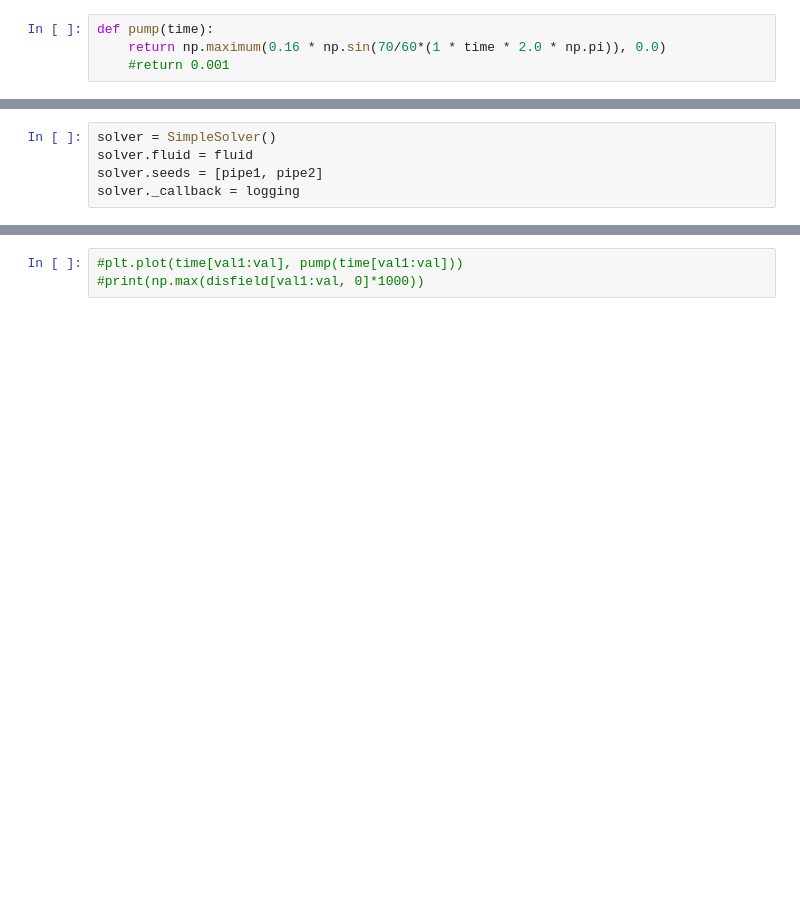
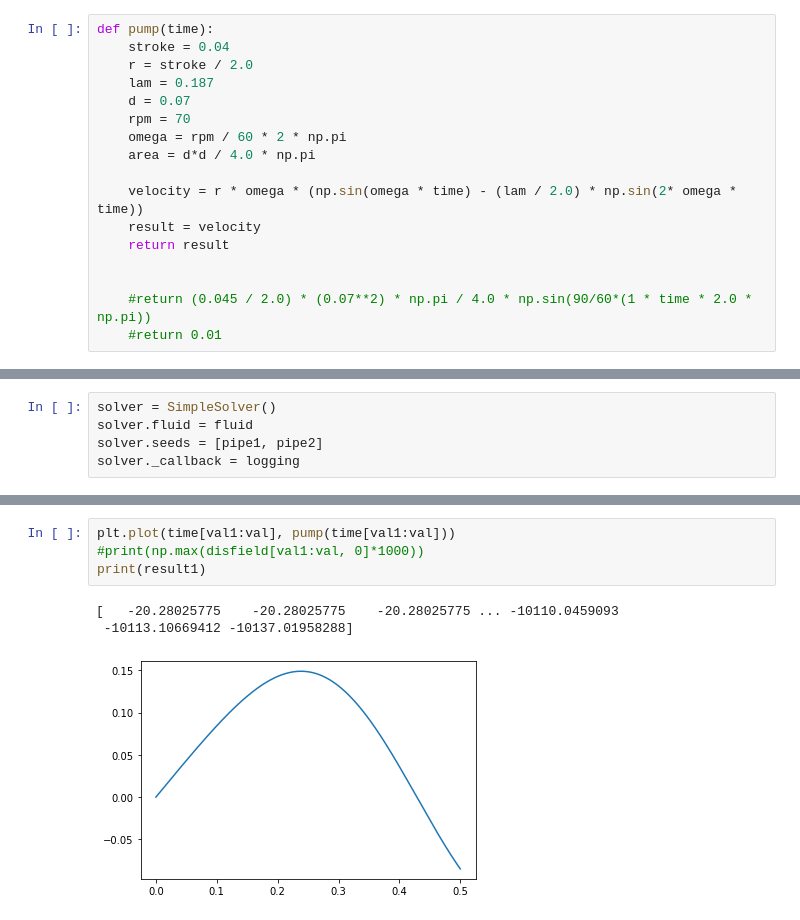
Before and after one commit to DHaspel/cavsim, a Jupyter notebook: jupyter/Test_Valve.ipynb, the cells around one changed output, grey strips where cells are left out. Cells and saved outputs as stored; diff of their text form; blank space fills up the shorter version.

```diff
--- a/jupyter/Test_Valve.ipynb
+++ b/jupyter/Test_Valve.ipynb
@@ -27,7 +27,20 @@ fluid = Fluid(1000, 1e-3, 2.08e9, 2.3e-3,initial_pressure=328000)
-# %%
-def pump(time):
-    return np.maximum(0.16 * np.sin(70/60*(1 * time * 2.0 * np.pi)), 0.0)
-    #return 0.001
+# %%
+def pump(time):
+    stroke = 0.04
+    r = stroke / 2.0
+    lam = 0.187
+    d = 0.07
+    rpm = 70
+    omega = rpm / 60 * 2 * np.pi
+    area = d*d / 4.0 * np.pi
+
+    velocity = r * omega * (np.sin(omega * time) - (lam / 2.0) * np.sin(2* omega * time))
+    result = velocity
+    return result
+
+
+    #return (0.045 / 2.0) * (0.07**2) * np.pi / 4.0 * np.sin(90/60*(1 * time * 2.0 * np.pi))
+    #return 0.01
 # %%
 def step(time):
     return 0.35 * (time > 0.25)
@@ -151,5 +204,10 @@ plt.show()
 # %%
-#plt.plot(time[val1:val], pump(time[val1:val]))
+plt.plot(time[val1:val], pump(time[val1:val]))
 #print(np.max(disfield[val1:val, 0]*1000))
+print(result1)
+# %% [output]
+[   -20.28025775    -20.28025775    -20.28025775 ... -10110.0459093
+ -10113.10669412 -10137.01958288]
+[figure, added]
 # %%
 valve.field('spring_force')[:3, 0]
```
Also changed, not shown: parts of 31 cells of this notebook, 1 other file.
